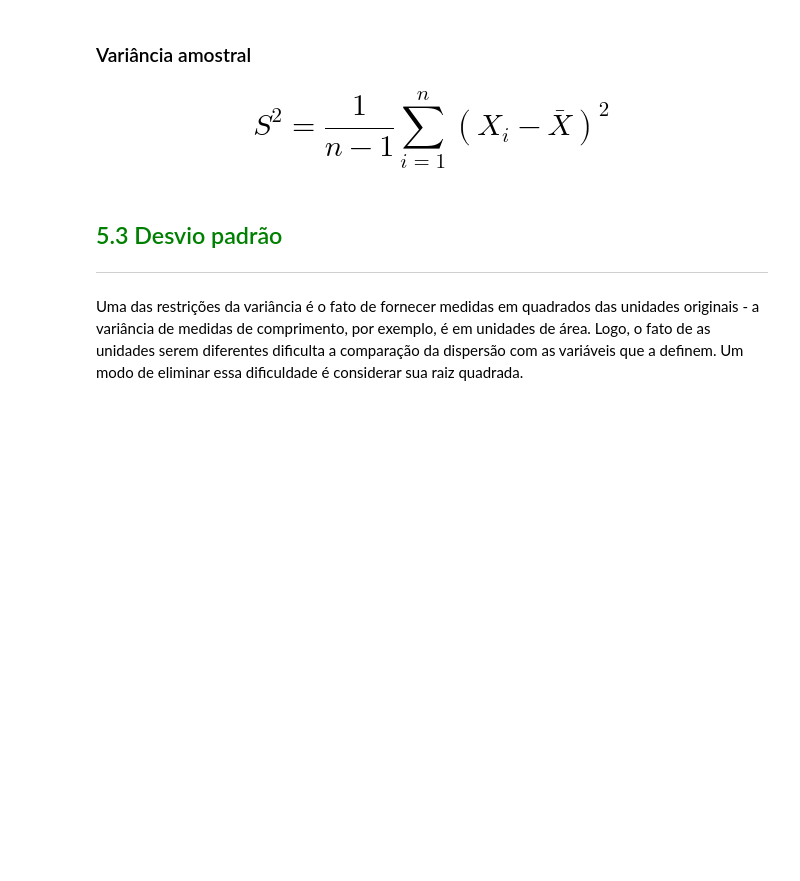
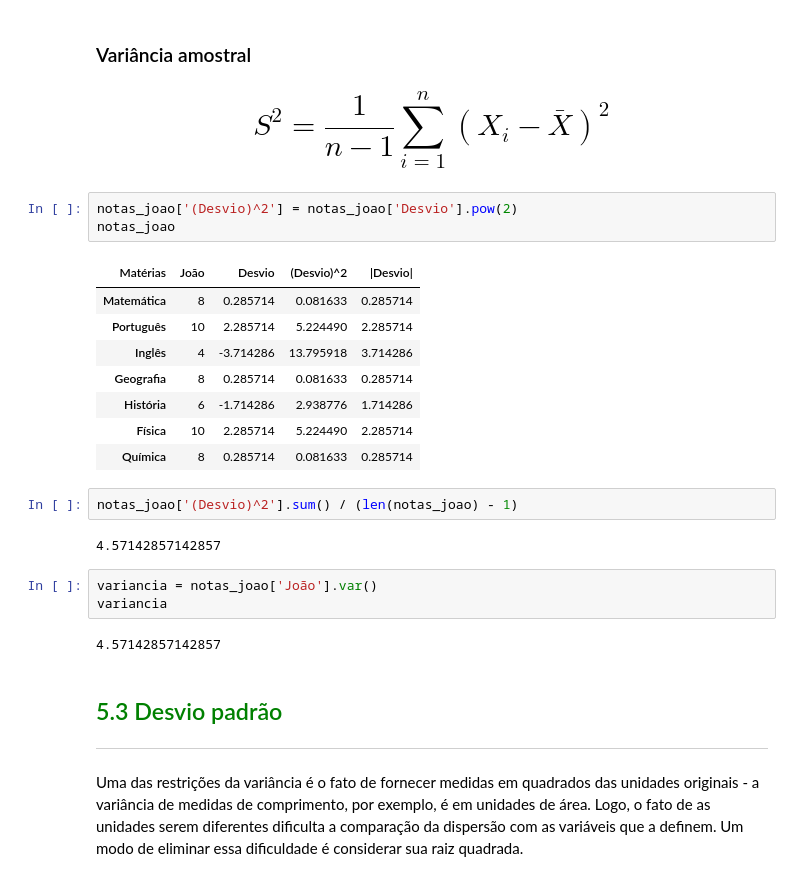
Before and after one commit to arthur-pulini/Estat-sica-com-python, a Jupyter notebook: Curso de Estatística/Curso_de_Estatística_Parte_1.ipynb, the cells around one changed output. Cells and saved outputs as stored; diff of their text form; blank space fills up the shorter version.

```diff
--- a/Curso de Estatística/Curso_de_Estatística_Parte_1.ipynb
+++ b/Curso de Estatística/Curso_de_Estatística_Parte_1.ipynb
@@ -1143,6 +1143,27 @@ A variância é construída a partir das diferenças entre cada observação e a
 ### Variância amostral
 
 # $$S^2 = \frac 1{n-1}\sum_{i=1}^{n}(X_i-\bar{X})^2$$
+# %%
+notas_joao['(Desvio)^2'] = notas_joao['Desvio'].pow(2)
+notas_joao
+# %% [output]
+| Matérias | João | Desvio | (Desvio)^2 | |Desvio| |
+| Matemática | 8 | 0.285714 | 0.081633 | 0.285714 |
+| Português | 10 | 2.285714 | 5.224490 | 2.285714 |
+| Inglês | 4 | -3.714286 | 13.795918 | 3.714286 |
+| Geografia | 8 | 0.285714 | 0.081633 | 0.285714 |
+| História | 6 | -1.714286 | 2.938776 | 1.714286 |
+| Física | 10 | 2.285714 | 5.224490 | 2.285714 |
+| Química | 8 | 0.285714 | 0.081633 | 0.285714 |
+# %%
+notas_joao['(Desvio)^2'].sum() / (len(notas_joao) - 1)
+# %% [output]
+4.57142857142857
+# %%
+variancia = notas_joao['João'].var()
+variancia
+# %% [output]
+4.57142857142857
 # %% [markdown]
 ## <font color=green>5.3 Desvio padrão</font>
 ***
```
Also changed, not shown: parts of 1 cell of this notebook.
